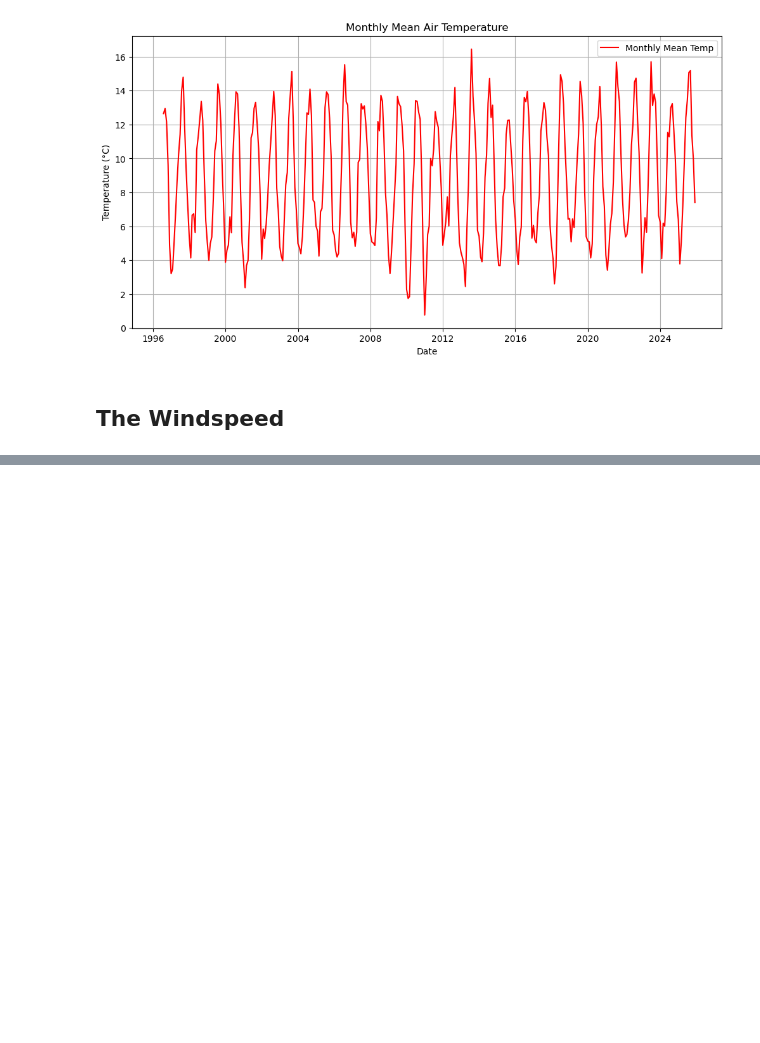
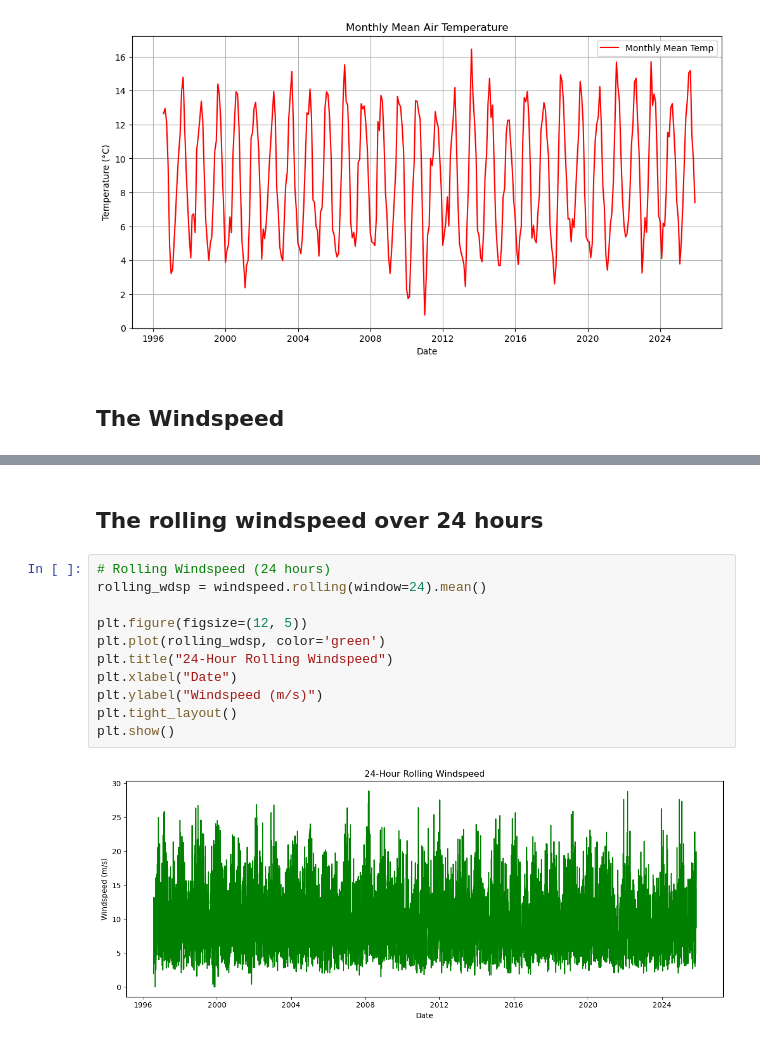
Before and after one commit to JoannaMnich/PFDA, a Jupyter notebook: assignments/assignment06-weather.ipynb, the cells around one changed output, grey strips where cells are left out. Saved outputs shown, nothing was run; the diff lists cells and outputs as text; blank space fills up the shorter version.

```diff
--- a/assignments/assignment06-weather.ipynb
+++ b/assignments/assignment06-weather.ipynb
@@ -146,0 +167,15 @@ plt.show()
+# %% [markdown]
+## The rolling windspeed over 24 hours
+# %%
+# Rolling Windspeed (24 hours)
+rolling_wdsp = windspeed.rolling(window=24).mean()
+
+plt.figure(figsize=(12, 5))
+plt.plot(rolling_wdsp, color='green')
+plt.title("24-Hour Rolling Windspeed")
+plt.xlabel("Date")
+plt.ylabel("Windspeed (m/s)")
+plt.tight_layout()
+plt.show()
+# %% [output]
+[figure, added]
```
Also changed, not shown: parts of 9 cells of this notebook.
